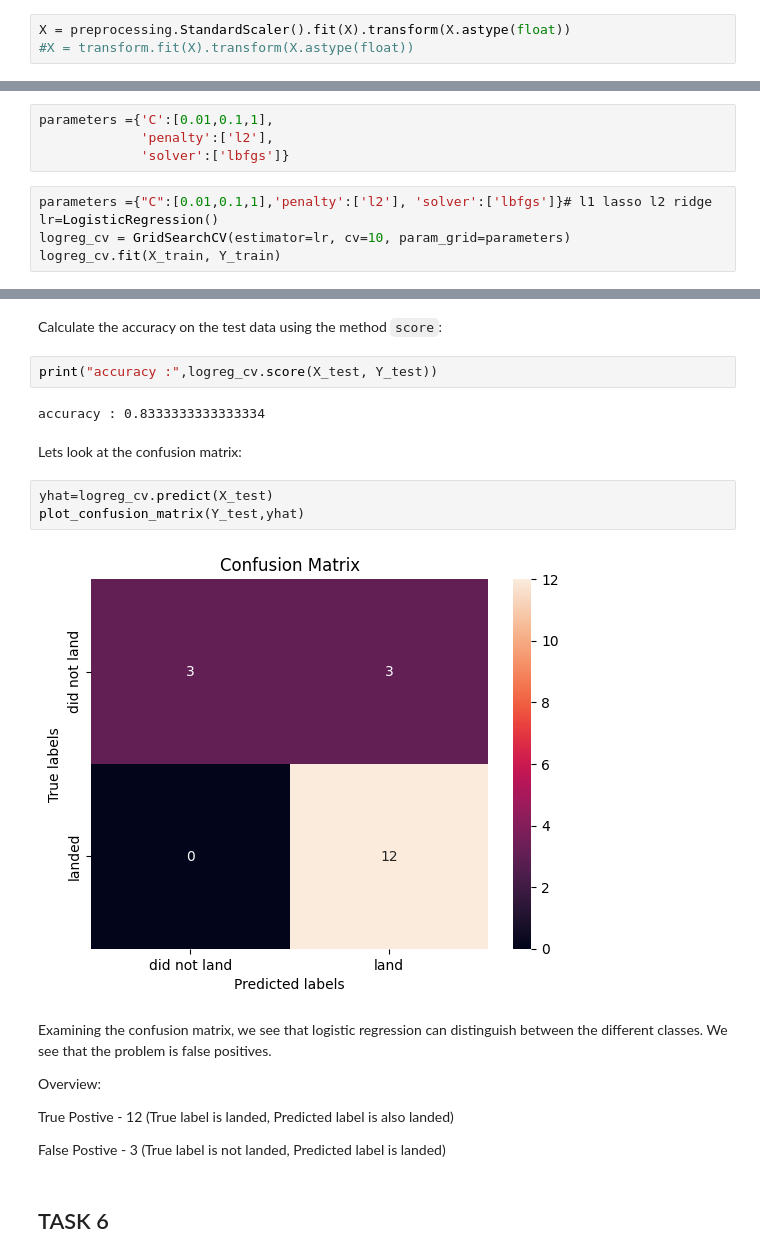
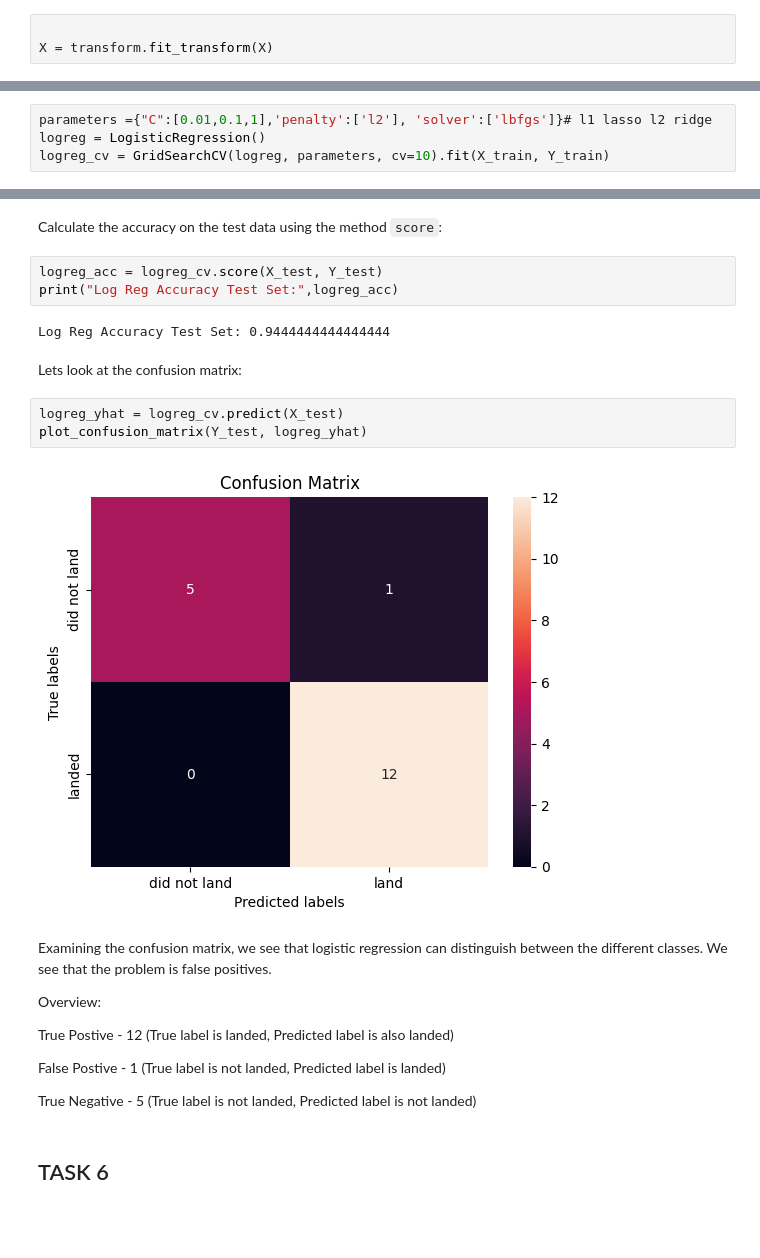
Before and after one commit to sahaminakshy1989/testrepo, a Jupyter notebook: SpaceX_Machine Learning Prediction_Part_5.ipynb, the cells around one changed output, grey strips where cells are left out. Cells and saved outputs as stored; diff of their text form; blank space fills up the shorter version.

```diff
--- a/SpaceX_Machine Learning Prediction_Part_5.ipynb
+++ b/SpaceX_Machine Learning Prediction_Part_5.ipynb
@@ -139,8 +150,8 @@ Standardize the data in <code>X</code> then reassign it to the variable  <code>X
 # students get this
 transform = preprocessing.StandardScaler()
-# %%
-X = preprocessing.StandardScaler().fit(X).transform(X.astype(float))
-#X = transform.fit(X).transform(X.astype(float))
+# %%
+
+X = transform.fit_transform(X)
 # %%
 X[0:5]
 # %% [output]
@@ -182,11 +254,6 @@ Y_test.shape
 # %% [markdown]
 Create a logistic regression object  then create a  GridSearchCV object  <code>logreg_cv</code> with cv = 10.  Fit the object to find the best parameters from the dictionary <code>parameters</code>.
 # %%
-parameters ={'C':[0.01,0.1,1],
-             'penalty':['l2'],
-             'solver':['lbfgs']}
+parameters ={"C":[0.01,0.1,1],'penalty':['l2'], 'solver':['lbfgs']}# l1 lasso l2 ridge
+logreg = LogisticRegression()
+logreg_cv = GridSearchCV(logreg, parameters, cv=10).fit(X_train, Y_train)
-# %%
-parameters ={"C":[0.01,0.1,1],'penalty':['l2'], 'solver':['lbfgs']}# l1 lasso l2 ridge
-lr=LogisticRegression()
-logreg_cv = GridSearchCV(estimator=lr, cv=10, param_grid=parameters)
-logreg_cv.fit(X_train, Y_train)
@@ -206,17 +269,18 @@ accuracy : 0.8464285714285713
 ## TASK  5
 # %% [markdown]
 Calculate the accuracy on the test data using the method <code>score</code>:
-# %%
-print("accuracy :",logreg_cv.score(X_test, Y_test))
-# %% [output]
-accuracy : 0.8333333333333334
+# %%
+logreg_acc = logreg_cv.score(X_test, Y_test)
+print("Log Reg Accuracy Test Set:",logreg_acc)
+# %% [output]
+Log Reg Accuracy Test Set: 0.9444444444444444
 # %% [markdown]
 Lets look at the confusion matrix:
 # %%
-yhat=logreg_cv.predict(X_test)
-plot_confusion_matrix(Y_test,yhat)
+logreg_yhat = logreg_cv.predict(X_test)
+plot_confusion_matrix(Y_test, logreg_yhat)
 # %% [output]
-[figure, old version]
+[figure, new version]
 # %% [markdown]
 Examining the confusion matrix, we see that logistic regression can distinguish between the different classes.  We see that the problem is false positives.
 
@@ -224,7 +288,9 @@ Overview:
 
 True Postive - 12 (True label is landed, Predicted label is also landed)
 
-False Postive - 3 (True label is not landed, Predicted label is landed)
+False Postive - 1 (True label is not landed, Predicted label is landed)
+
+True Negative - 5 (True label is not landed, Predicted label is not landed)
 # %% [markdown]
 ## TASK  6
 # %% [markdown]
```
Also changed, not shown: parts of 42 cells of this notebook.
